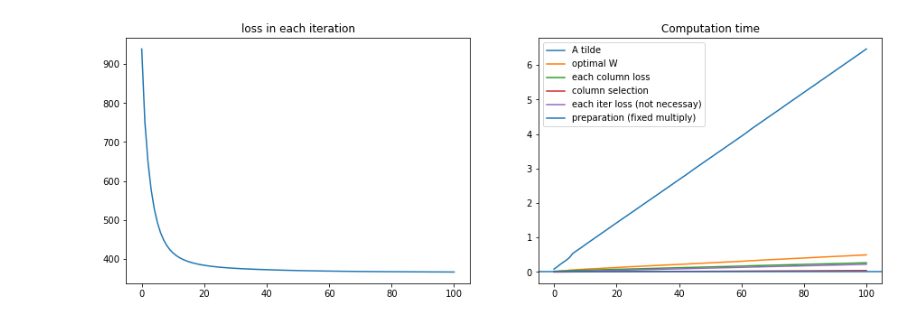
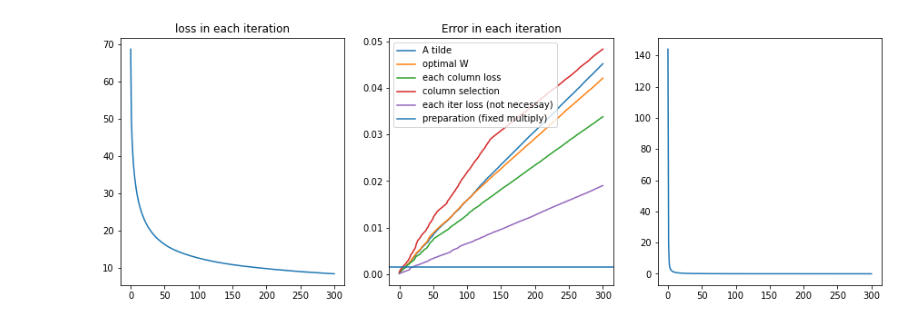
Before and after one commit to ShannaLiu/RSP, a Jupyter notebook: Selection/constraint/trial_dist.ipynb, the cells around one changed output. Saved outputs shown, nothing was run; the diff lists cells and outputs as text; code cells hidden in the pictures.

Commit message:
add plots, add time, change example

```diff
--- a/Selection/constraint/trial_dist.ipynb
+++ b/Selection/constraint/trial_dist.ipynb
@@ -4,9 +4,11 @@ import numpy as np
 from op_const_dist import *
 import matplotlib.pyplot as plt
 # %%
-X = torch.randn(1000,2)
-T = torch.randn(1000,1000).abs()
+X = torch.randn(100,2)
+T = torch.randn(100,100).abs()
 # %%
-W, loss_rec, _, _, _, _, _, _ = op_const_dist(X, T, r=3, epsilon=1e-3, ratio=0.5, max_iter=100, plot=True, training_mask=None)
+# W, loss_rec, _, _, _, _, _, _ = op_const_dist(X, T, r=3, lamda1=1, epsilon=1e-3, ratio=0.5, max_iter=100, plot=True, training_mask=None)
-# %% [output]
-[figure, removed]
+# %%
+W, _, _, _, _, _, _, _ = op_const_dist(X, T, r=100, lamda1=1, epsilon=1e-8, ratio=0.1, max_iter=300, plot=True, training_mask=None)
+# %% [output]
+[figure, added]
```
Also changed, not shown: 3 other files.
